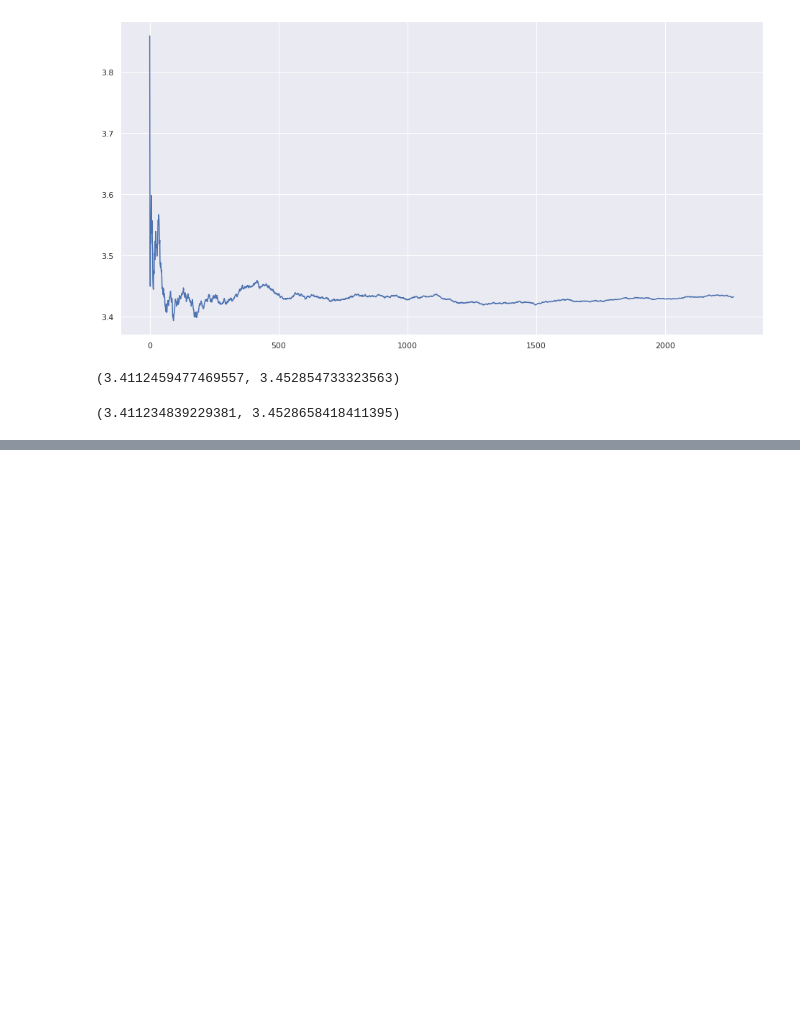
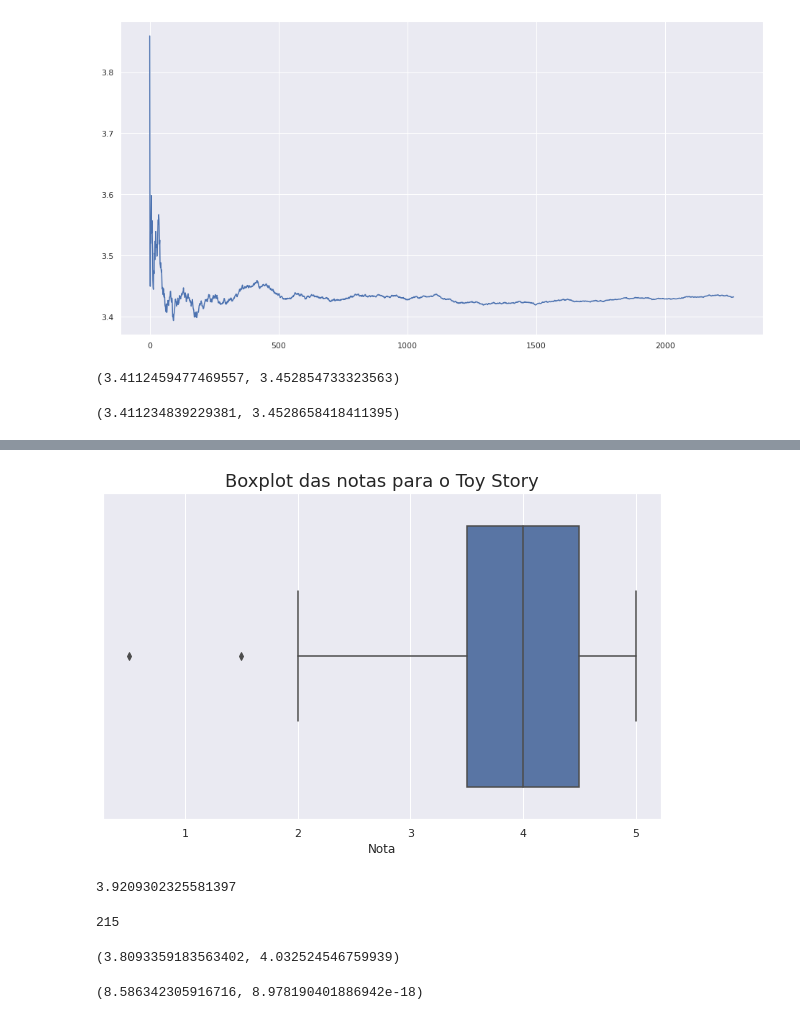
Before and after one commit to Daniel-ASG/Course_Classes, a Jupyter notebook: data_science_introducao_a_testes_estatisticos_com_python.ipynb, the cells around one changed output, grey strips where cells are left out. Cells and saved outputs as stored; diff of their text form; code cells hidden in the pictures; blank space fills up the shorter version.

```diff
--- a/data_science_introducao_a_testes_estatisticos_com_python.ipynb
+++ b/data_science_introducao_a_testes_estatisticos_com_python.ipynb
@@ -302,0 +328,25 @@ descr_todos_com_10_votos.tconfint_mean()
+# %%
+plt.figure(figsize=(10, 6))
+ax = sns.boxplot(notas1.rating)
+ax.set(xlabel='Nota')
+ax.set_title('Boxplot das notas para o Toy Story', fontsize=18);
+# %% [output]
+[figure, added]
+# %%
+notas1.rating.mean()
+# %% [output]
+3.9209302325581397
+# %%
+notas1.rating.count()
+# %% [output]
+215
+# %%
+zconfint(notas1.rating)
+# %% [output]
+(3.8093359183563402, 4.032524546759939)
+# %%
+from statsmodels.stats.weightstats import ztest
+
+ztest(notas1.rating, value=nota_media_dos_filmes_com_pelo_menos_10_votos.mean())
+# %% [output]
+(8.586342305916716, 8.978190401886942e-18)
```
Also changed, not shown: parts of 5 cells of this notebook.
